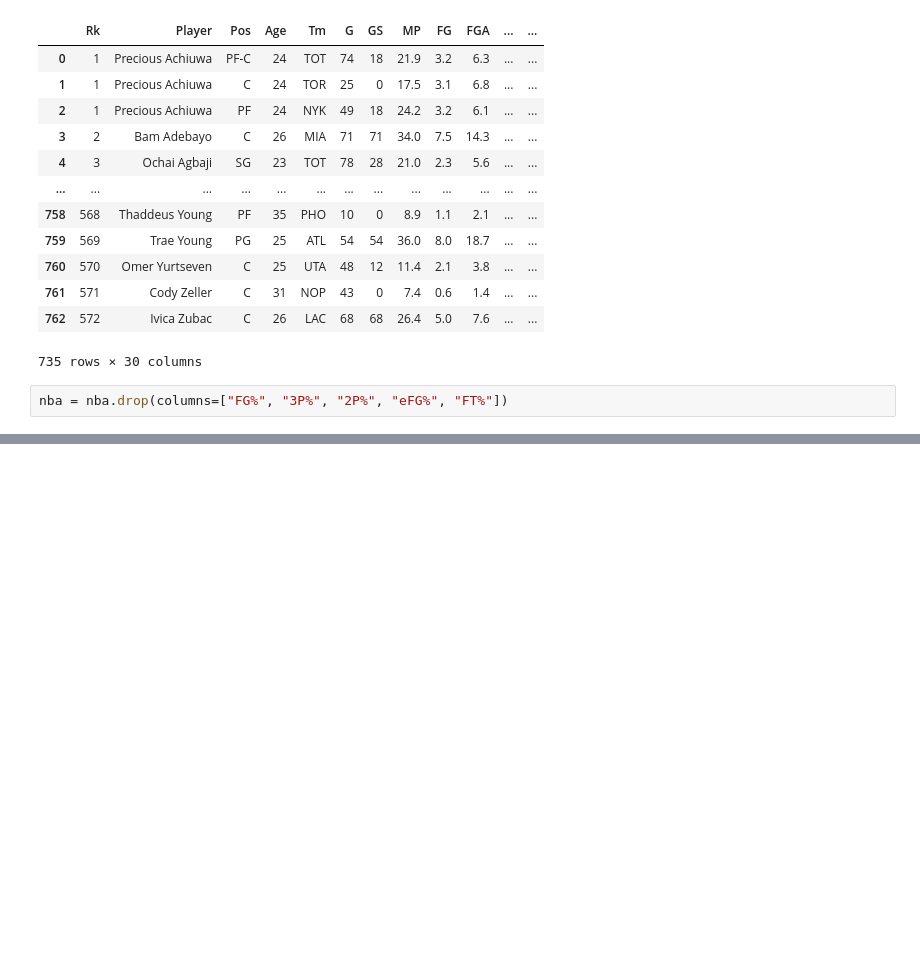
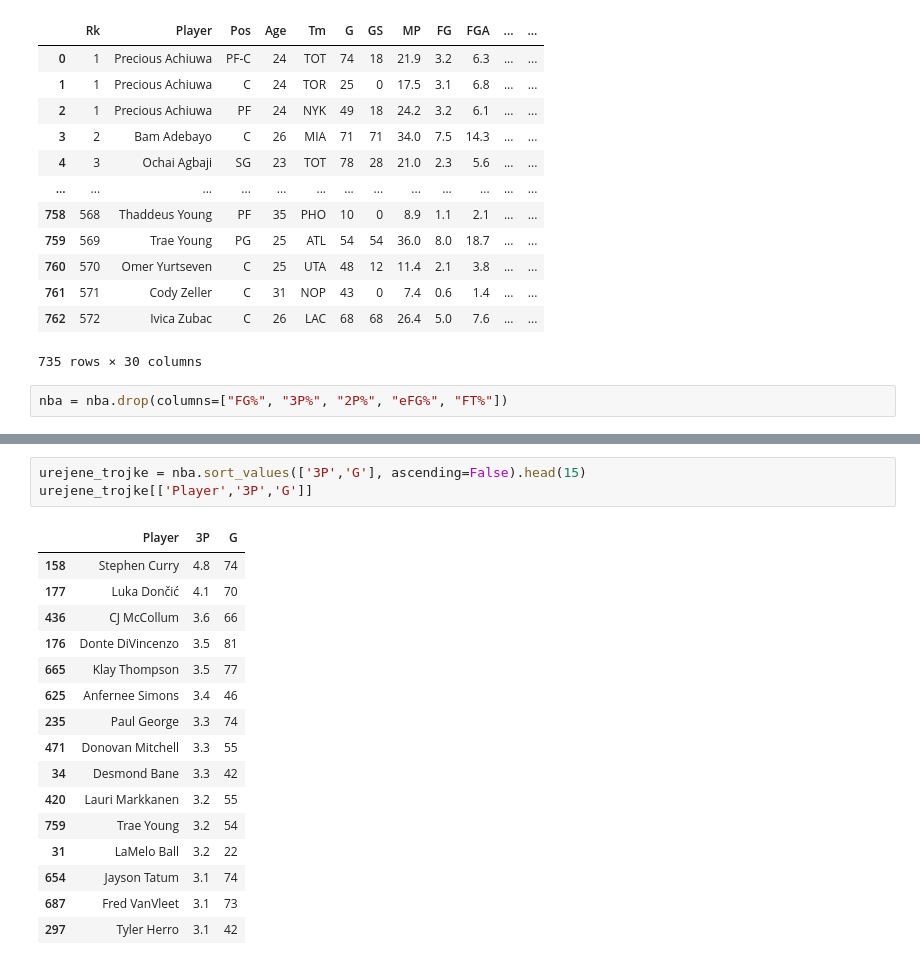
Before and after one commit to elizapecoraro/Eliza-Pecoraro-Projektna-naloga-UVP, a Jupyter notebook: analiza.ipynb, the cells around one changed output, grey strips where cells are left out. Drawn from its saved outputs; the diff is of its cells as text; blank space fills up the shorter version.

```diff
--- a/analiza.ipynb
+++ b/analiza.ipynb
@@ -28,0 +83,20 @@ nba = nba.drop(columns=["FG%", "3P%", "2P%", "eFG%", "FT%"])
+# %%
+urejene_trojke = nba.sort_values(['3P','G'], ascending=False).head(15)
+urejene_trojke[['Player','3P','G']]
+# %% [output]
+|  | Player | 3P | G |
+| 158 | Stephen Curry | 4.8 | 74 |
+| 177 | Luka Dončić | 4.1 | 70 |
+| 436 | CJ McCollum | 3.6 | 66 |
+| 176 | Donte DiVincenzo | 3.5 | 81 |
+| 665 | Klay Thompson | 3.5 | 77 |
+| 625 | Anfernee Simons | 3.4 | 46 |
+| 235 | Paul George | 3.3 | 74 |
+| 471 | Donovan Mitchell | 3.3 | 55 |
+| 34 | Desmond Bane | 3.3 | 42 |
+| 420 | Lauri Markkanen | 3.2 | 55 |
+| 759 | Trae Young | 3.2 | 54 |
+| 31 | LaMelo Ball | 3.2 | 22 |
+| 654 | Jayson Tatum | 3.1 | 74 |
+| 687 | Fred VanVleet | 3.1 | 73 |
+| 297 | Tyler Herro | 3.1 | 42 |
```
Also changed, not shown: parts of 6 cells of this notebook, 1 other file.
